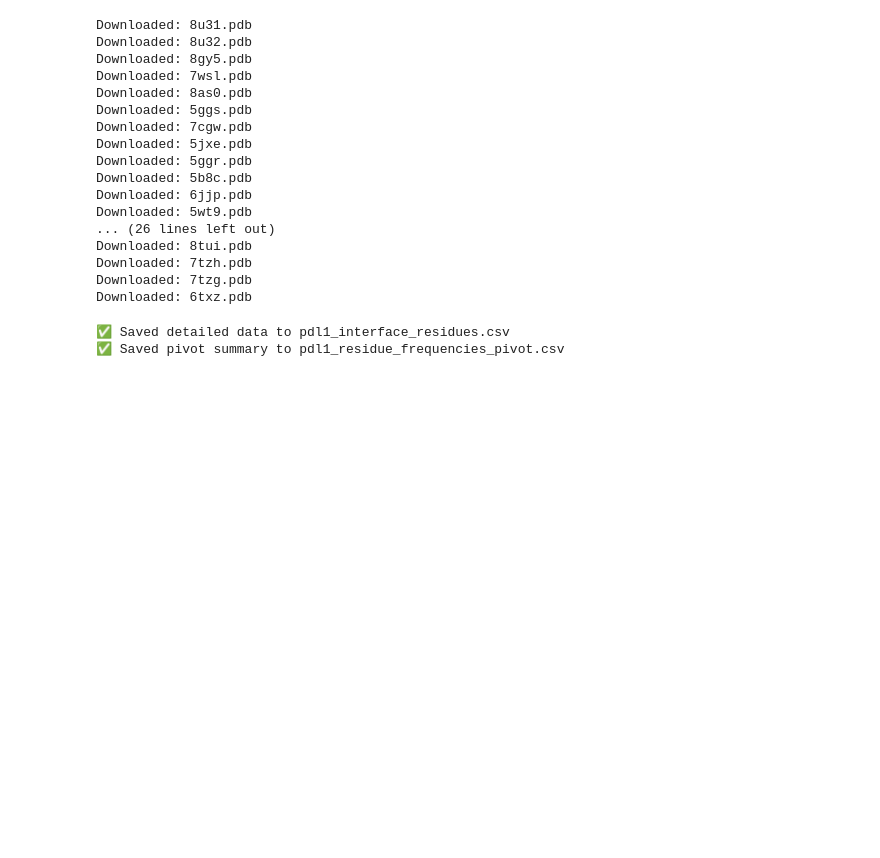
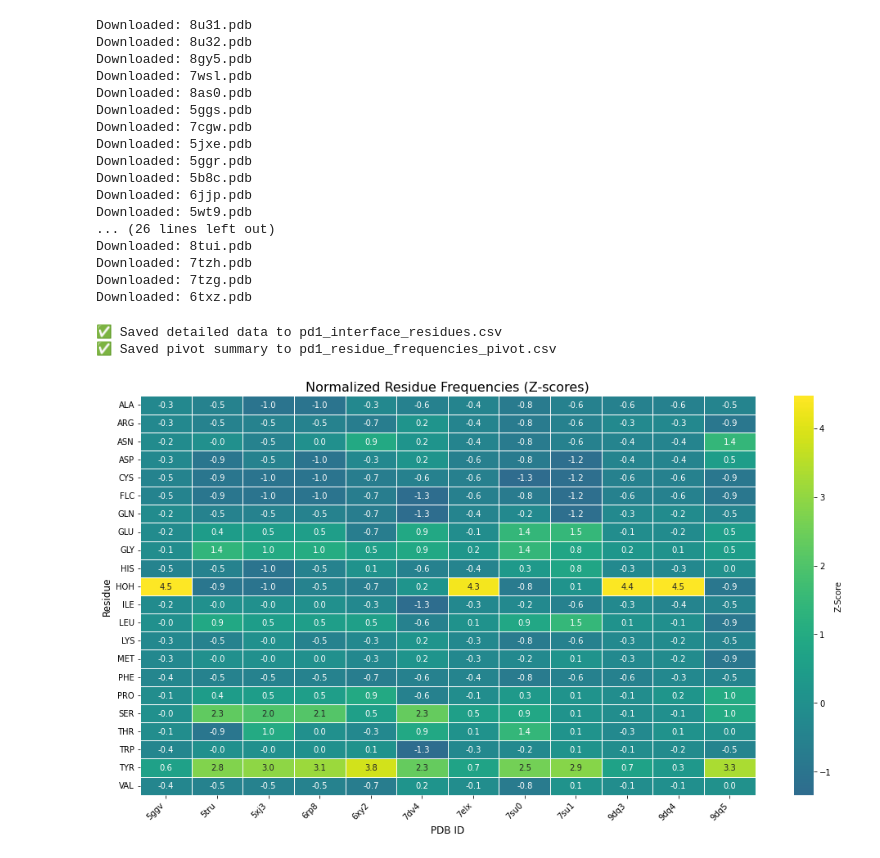
Before and after one commit to datascience-2025-group4/group04-team01, a Jupyter notebook: exploratory_data_analysis.ipynb, the cells around one changed output. Cells and saved outputs as stored; diff of their text form; code cells hidden in the pictures; blank space fills up the shorter version.

Commit message:
heatmaps for interface

```diff
--- a/exploratory_data_analysis.ipynb
+++ b/exploratory_data_analysis.ipynb
@@ -155,7 +156,7 @@ def analyze_interface_residues(pdb_path, heavy_chain, light_chain, antigen_chain
 
     return rows
 # %%
-current_checkpoint = 'pdl1' # wechseln
+current_checkpoint = 'pd1' # wechseln
 folder_path = f"structures/{current_checkpoint}"
 ckpt_ids = os.listdir(folder_path)
 all_interface_rows = []
@@ -165,9 +166,9 @@ for ckpt_id in ckpt_ids:
     pdb_id = ckpt_id.replace(".pdb", "")
 
     try:
-        H = pdl1[pdl1['pdb'] == pdb_id]['Hchain'].values[0] # wechseln
-        L = pdl1[pdl1['pdb'] == pdb_id]['Lchain'].values[0] # wechseln
-        A = pdl1[pdl1['pdb'] == pdb_id]['antigen_chain'].values[0] # wechseln
+        H = pd1[pd1['pdb'] == pdb_id]['Hchain'].values[0] # wechseln
+        L = pd1[pd1['pdb'] == pdb_id]['Lchain'].values[0] # wechseln
+        A = pd1[pd1['pdb'] == pdb_id]['antigen_chain'].values[0] # wechseln
 
         rows = analyze_interface_residues(pdb_path, H, L, A)
         all_interface_rows.extend(rows)
@@ -178,7 +179,7 @@ for ckpt_id in ckpt_ids:
 # === Save full long-format table ===
 df_out = pd.DataFrame(all_interface_rows)
 output_folder = f"data/{current_checkpoint}"
-os.makedirs(output_folder, exist_ok=True)
+os.makedirs(output_folder, exist_ok=True) # make Ordner
 
 
 df_out.to_csv(f"{output_folder}/{current_checkpoint}_interface_residues.csv", index=False)
@@ -192,5 +193,37 @@ df_pivot.to_csv(f"{output_folder}/{current_checkpoint}_residue_frequencies_pivot
 
 print(f"✅ Saved pivot summary to {current_checkpoint}_residue_frequencies_pivot.csv")
 # %% [output]
-✅ Saved detailed data to pdl1_interface_residues.csv
-✅ Saved pivot summary to pdl1_residue_frequencies_pivot.csv
+✅ Saved detailed data to pd1_interface_residues.csv
+✅ Saved pivot summary to pd1_residue_frequencies_pivot.csv
+# %%
+# Load pivoted frequency table
+variable = 'ctla4'
+df = pd.read_csv(f"data/{variable}/{variable}_residue_frequencies_pivot.csv", index_col=0)
+
+
+
+# Z-score across all values
+df_z = df.apply(zscore, axis=0)
+
+plt.figure(figsize=(14, 8))
+
+sns.heatmap(
+    df_z,
+    cmap="viridis",
+    center=0,
+    annot=True,
+    fmt=".1f",
+    linewidths=0.5,
+    linecolor='white',
+    cbar_kws={"label": "Z-Score"}
+)
+
+plt.title("Normalized Residue Frequencies (Z-scores)", fontsize=16)
+plt.ylabel("Residue", fontsize=12)
+plt.xlabel("PDB ID", fontsize=12)
+plt.xticks(rotation=45, ha='right')
+plt.yticks(rotation=0)
+plt.tight_layout()
+plt.show()
+# %% [output]
+[figure, added]
```
Also changed, not shown: parts of 1 cell of this notebook, 11 other files.
